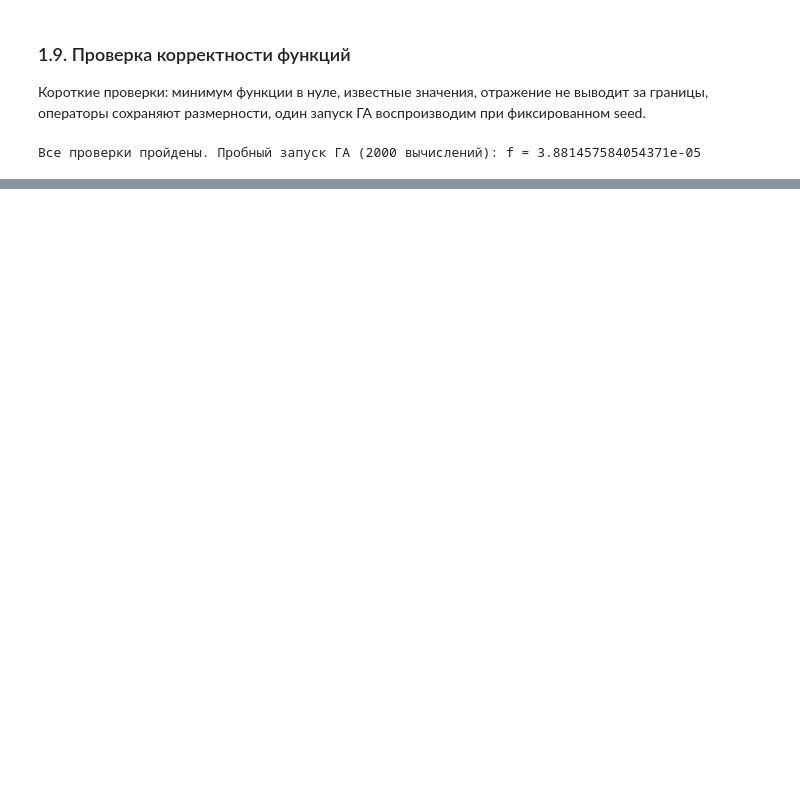
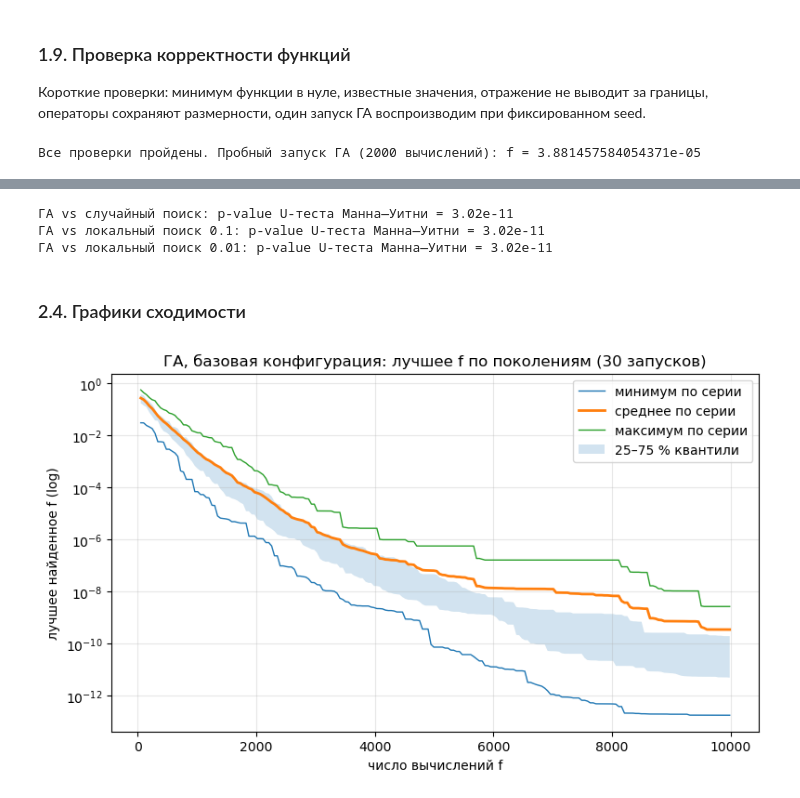
Before and after one commit to mack011y/gen_lab1, a Jupyter notebook: lab1/lab1.ipynb, the cells around one changed output, grey strips where cells are left out. Drawn from its saved outputs; the diff is of its cells as text; code cells hidden in the pictures; blank space fills up the shorter version.

Commit message:
Lab1: base series, random/local search baselines, convergence plots

```diff
--- a/lab1/lab1.ipynb
+++ b/lab1/lab1.ipynb
@@ -235,7 +235,7 @@ def self_adapt_sigma(rng, sigma, tau, sigma_min=1e-12, sigma_max=1.0):
 @dataclass
 class GAConfig:
     pop_size: int = 50            # μ — размер популяции
-    max_evals: int = 20_000       # бюджет вычислений f
+    max_evals: int = 10_000       # бюджет вычислений f
     selection: str = "tournament" # tournament | rank | roulette
     tournament_k: int = 3
     rank_s: float = 1.7
@@ -250,8 +250,9 @@ class GAConfig:
     bounds: str = "reflect"       # reflect | clip
 
 
-def run_ga(cfg: GAConfig, seed: int, func=sum_diff_powers, d=D, low=LOW, high=HIGH):
-    """Один запуск ГА. Возвращает лучшее решение и историю по поколениям."""
+def run_ga(cfg: GAConfig, seed: int, func=sum_diff_powers, d=D, low=LOW, high=HIGH, record_pop=False):
+    """Один запуск ГА. Возвращает лучшее решение и историю по поколениям.
+    record_pop=True дополнительно сохраняет популяцию каждого поколения (для визуализации)."""
     rng = np.random.default_rng(seed)
     obj = Objective(func, d, low, high)
     mu, e = cfg.pop_size, cfg.elite
@@ -269,6 +270,7 @@ def run_ga(cfg: GAConfig, seed: int, func=sum_diff_powers, d=D, low=LOW, high=HI
     best_i = np.argmin(fit)
     best_x, best_f = pop[best_i].copy(), fit[best_i]
     hist = [(obj.evals, best_f, fit.mean(), np.median(sig))]
+    pops = [pop.copy()] if record_pop else None
 
     while obj.evals + n_off <= cfg.max_evals:
         # 1. селекция
@@ -299,9 +301,11 @@ def run_ga(cfg: GAConfig, seed: int, func=sum_diff_powers, d=D, low=LOW, high=HI
         if fit[i] < best_f:
             best_x, best_f = pop[i].copy(), fit[i]
         hist.append((obj.evals, best_f, fit.mean(), np.median(sig)))
+        if record_pop:
+            pops.append(pop.copy())
 
     history = pd.DataFrame(hist, columns=["evals", "best", "mean", "sigma"])
-    return {"best_x": best_x, "best_f": best_f, "evals": obj.evals, "history": history}
+    return {"best_x": best_x, "best_f": best_f, "evals": obj.evals, "history": history, "populations": pops}
 # %% [markdown]
 ### 1.7. Базовые методы для сравнения
 
@@ -432,0 +445,12 @@ print("Все проверки пройдены. Пробный запуск Г
+# %%
+N_RUNS = 30
+BASE_SEED = 1000
+BASE = GAConfig()
+
+params = pd.Series(asdict(BASE), name="значение").to_frame()
+params.loc["n_runs"] = N_RUNS
+params.loc["seeds"] = f"{BASE_SEED}..{BASE_SEED + N_RUNS - 1}"
+params.loc["инициализация"] = "равномерная в D"
+params.loc["критерий остановки"] = "исчерпание бюджета вычислений f"
+params.to_csv(RESULTS / "base_config.csv")
+params
@@ -432,0 +477,4 @@ print("Все проверки пройдены. Пробный запуск Г
+# %%
+ga_runs, ga_hist = run_series(lambda s: run_ga(BASE, s), N_RUNS, BASE_SEED)
+ga_runs.to_csv(RESULTS / "runs_ga_base.csv", index=False)
+summarize(ga_runs, "ГА (база)").to_frame().T
@@ -432,0 +536,25 @@ print("Все проверки пройдены. Пробный запуск Г
+# %%
+for name, runs in [("случайный поиск", rs_runs), ("локальный поиск 0.1", hc_runs), ("локальный поиск 0.01", hc2_runs)]:
+    print(f"ГА vs {name}: p-value U-теста Манна—Уитни = {mann_whitney(ga_runs.best_f, runs.best_f):.2e}")
+# %% [output]
+ГА vs случайный поиск: p-value U-теста Манна—Уитни = 3.02e-11
+ГА vs локальный поиск 0.1: p-value U-теста Манна—Уитни = 3.02e-11
+ГА vs локальный поиск 0.01: p-value U-теста Манна—Уитни = 3.02e-11
+# %% [markdown]
+### 2.4. Графики сходимости
+# %%
+fig, ax = plt.subplots()
+M, x = curves_matrix(ga_hist)
+ax.plot(x, M.min(axis=0), label="минимум по серии", lw=1)
+ax.plot(x, M.mean(axis=0), label="среднее по серии", lw=2)
+ax.plot(x, M.max(axis=0), label="максимум по серии", lw=1)
+ax.fill_between(x, np.quantile(M, 0.25, axis=0), np.quantile(M, 0.75, axis=0), alpha=0.2, label="25–75 % квантили")
+ax.set_yscale("log")
+ax.set_xlabel("число вычислений f")
+ax.set_ylabel("лучшее найденное f (log)")
+ax.set_title(f"ГА, базовая конфигурация: лучшее f по поколениям ({N_RUNS} запусков)")
+ax.legend()
+fig.savefig(RESULTS / "convergence_ga_base.png", dpi=120, bbox_inches="tight")
+plt.show()
+# %% [output]
+[figure, added]
```
Also changed, not shown: parts of 14 cells of this notebook, 9 other files.
